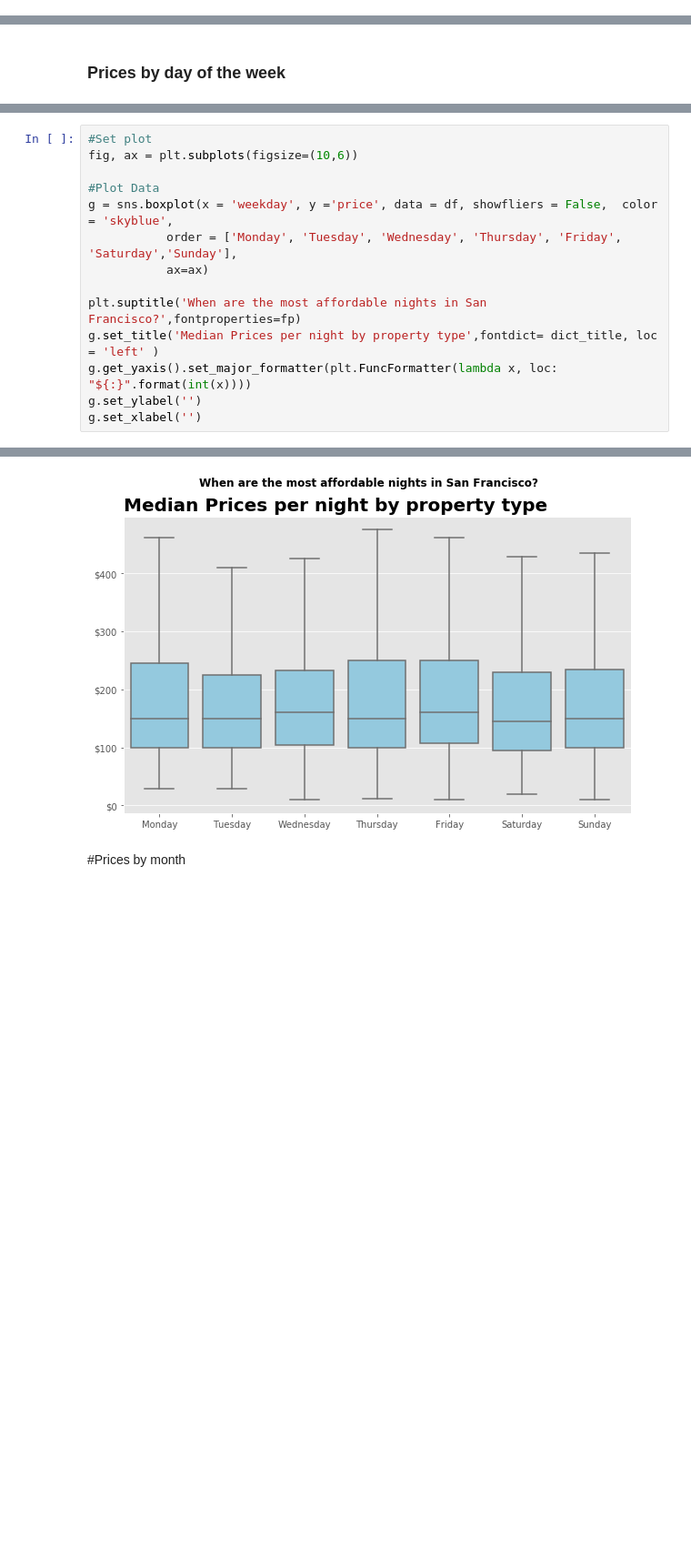
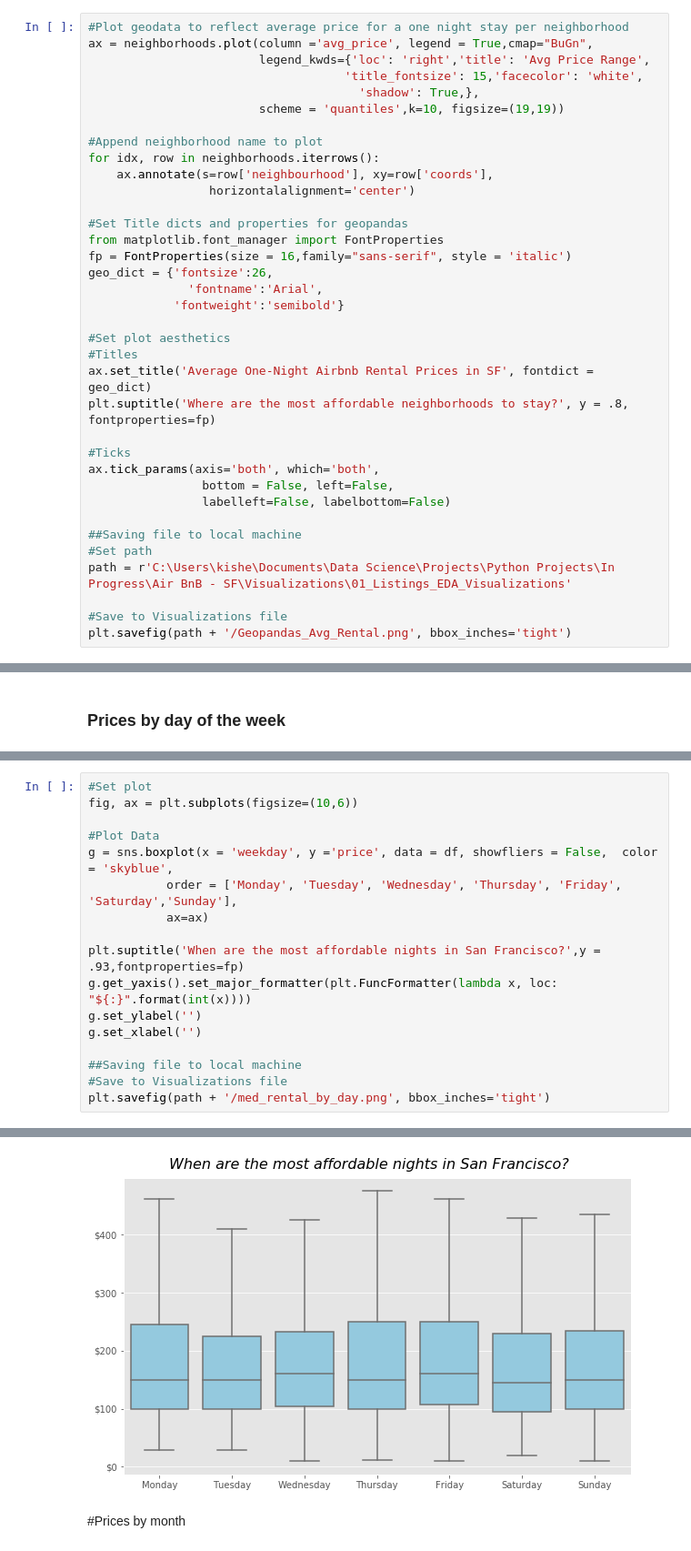
Before and after one commit to KishenSharma6/Airbnb-Analysis, a Jupyter notebook: Project Codes/03. Exploratory Data Analysis/2020_0202_Listings_EDA.ipynb, the cells around one changed output, grey strips where cells are left out. Shown at 91% size. Saved outputs shown, nothing was run; the diff lists cells and outputs as text; blank space fills up the shorter version.

Commit message:
Updated visualizations and wrote out to viz file for final report

```diff
--- a/Project Codes/03. Exploratory Data Analysis/2020_0202_Listings_EDA.ipynb
+++ b/Project Codes/03. Exploratory Data Analysis/2020_0202_Listings_EDA.ipynb
@@ -190,3 +187,39 @@ neighborhoods['avg_price']=df.groupby('neighbourhood_cleansed')['price'].mean().
 #Create coords column to plot neighborhood name on visualization
 neighborhoods['coords'] = neighborhoods['geometry'].apply(lambda x: x.representative_point().coords[:])
 neighborhoods['coords'] = [coords[0] for coords in neighborhoods['coords']]
+# %%
+#Plot geodata to reflect average price for a one night stay per neighborhood
+ax = neighborhoods.plot(column ='avg_price', legend = True,cmap="BuGn",
+                        legend_kwds={'loc': 'right','title': 'Avg Price Range',
+                                    'title_fontsize': 15,'facecolor': 'white',
+                                      'shadow': True,},
+                        scheme = 'quantiles',k=10, figsize=(19,19))
+
+#Append neighborhood name to plot
+for idx, row in neighborhoods.iterrows():
+    ax.annotate(s=row['neighbourhood'], xy=row['coords'],
+                 horizontalalignment='center')
+
+#Set Title dicts and properties for geopandas
+from matplotlib.font_manager import FontProperties
+fp = FontProperties(size = 16,family="sans-serif", style = 'italic')
+geo_dict = {'fontsize':26,
+              'fontname':'Arial',
+            'fontweight':'semibold'}
+
+#Set plot aesthetics
+#Titles
+ax.set_title('Average One-Night Airbnb Rental Prices in SF', fontdict = geo_dict)
+plt.suptitle('Where are the most affordable neighborhoods to stay?', y = .8, fontproperties=fp)
+
+#Ticks
+ax.tick_params(axis='both', which='both',
+                bottom = False, left=False,
+                labelleft=False, labelbottom=False)
+
+##Saving file to local machine
+#Set path
+path = r'C:\Users\kishe\Documents\Data Science\Projects\Python Projects\In Progress\Air BnB - SF\Visualizations\01_Listings_EDA_Visualizations'
+
+#Save to Visualizations file
+plt.savefig(path + '/Geopandas_Avg_Rental.png', bbox_inches='tight')
@@ -289,9 +311,12 @@ g = sns.boxplot(x = 'weekday', y ='price', data = df, showfliers = False,  color
            order = ['Monday', 'Tuesday', 'Wednesday', 'Thursday', 'Friday', 'Saturday','Sunday'],
            ax=ax)
 
-plt.suptitle('When are the most affordable nights in San Francisco?',fontproperties=fp)
-g.set_title('Median Prices per night by property type',fontdict= dict_title, loc = 'left' )
+plt.suptitle('When are the most affordable nights in San Francisco?',y = .93,fontproperties=fp)
 g.get_yaxis().set_major_formatter(plt.FuncFormatter(lambda x, loc: "${:}".format(int(x))))
 g.set_ylabel('')
 g.set_xlabel('')
+
+##Saving file to local machine
+#Save to Visualizations file
+plt.savefig(path + '/med_rental_by_day.png', bbox_inches='tight')
 # %% [output]
@@ -299,4 +323,4 @@ Text(0.5, 0, '')
-[figure, old version]
+[figure, new version]
 # %% [markdown]
 #Prices by month
 # %%
```
Also changed, not shown: parts of 14 cells of this notebook.
